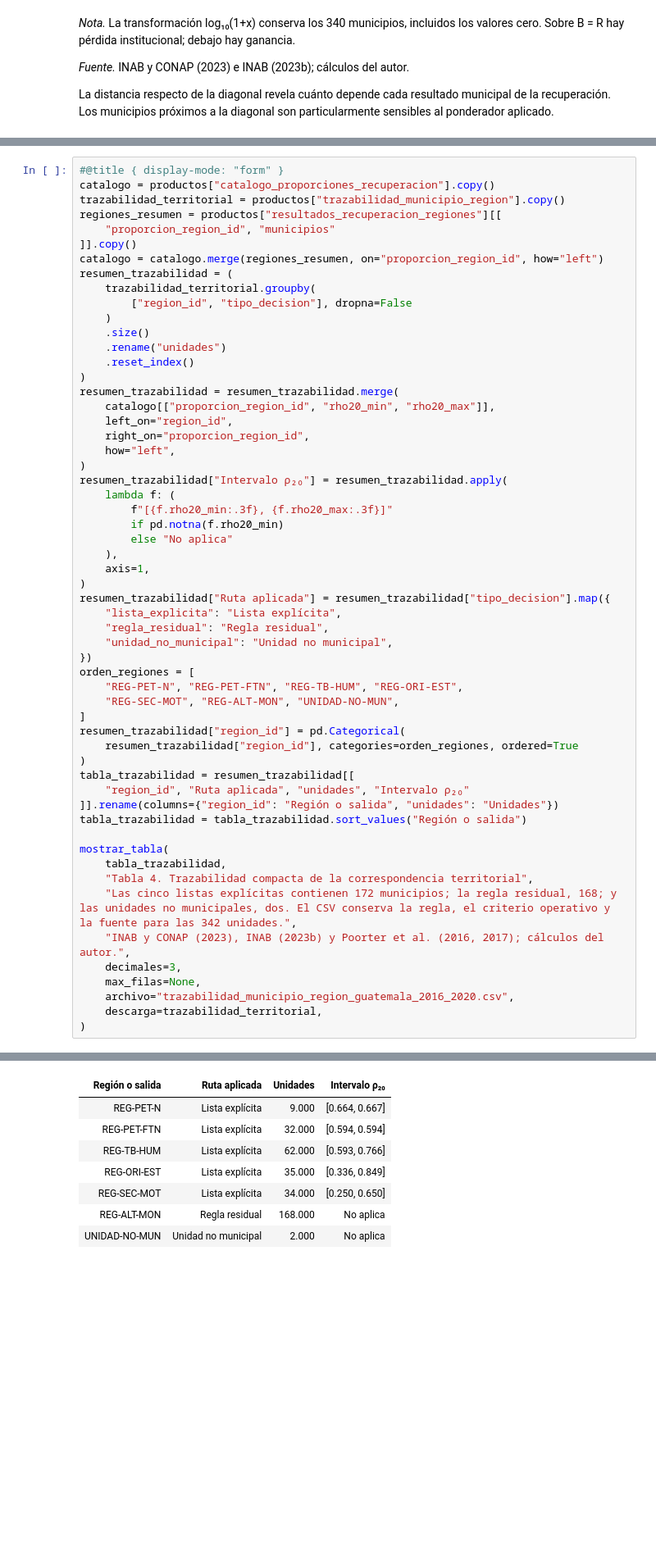
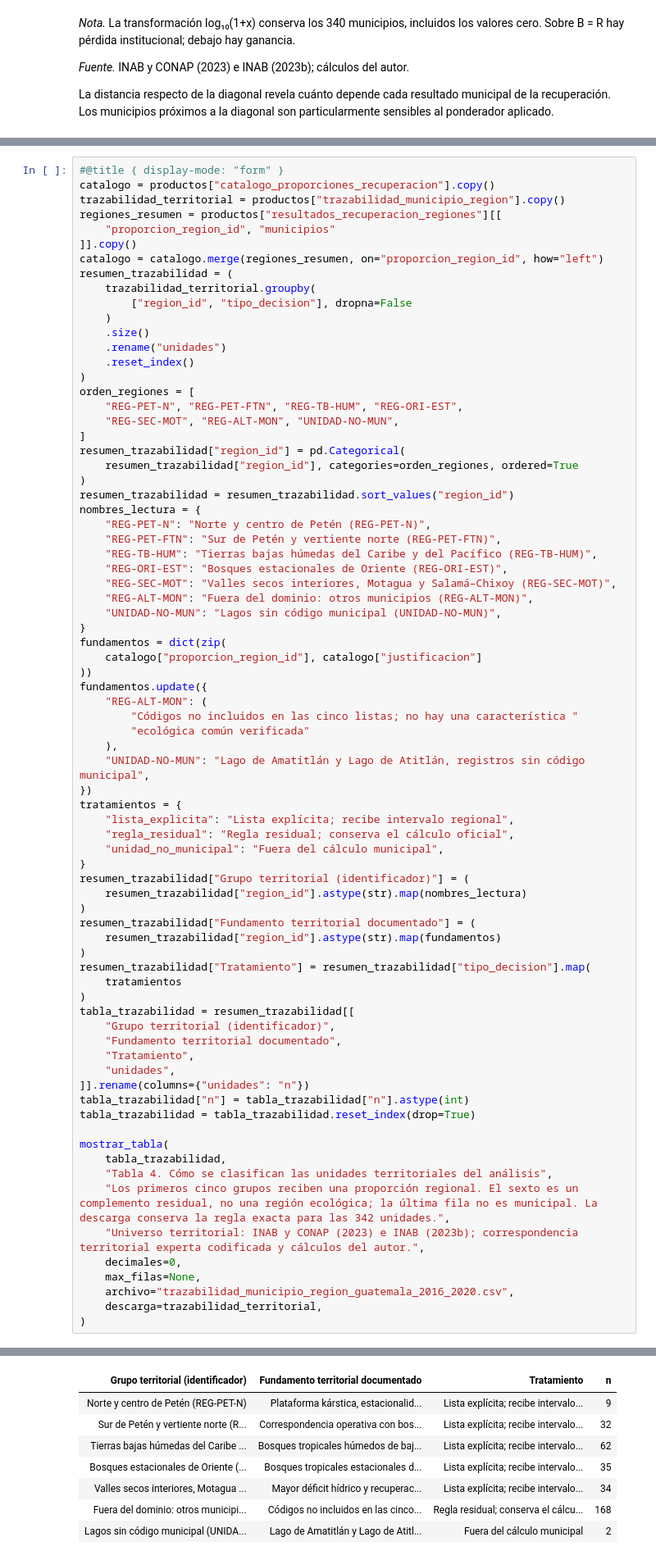
Before and after one commit to JA-Osorio/saldo-forestal-ponderado-guatemala, a Jupyter notebook: 04_reproduccion_python/cuaderno_saldo_forestal_ponderado_guatemala_2016_2020.ipynb, the cells around one changed output, grey strips where cells are left out. Shown at 82% size. Saved outputs shown, nothing was run; the diff lists cells and outputs as text; blank space fills up the shorter version.

```diff
--- a/04_reproduccion_python/cuaderno_saldo_forestal_ponderado_guatemala_2016_2020.ipynb
+++ b/04_reproduccion_python/cuaderno_saldo_forestal_ponderado_guatemala_2016_2020.ipynb
@@ -486,25 +481,6 @@ resumen_trazabilidad = (
     .rename("unidades")
     .reset_index()
 )
-resumen_trazabilidad = resumen_trazabilidad.merge(
-    catalogo[["proporcion_region_id", "rho20_min", "rho20_max"]],
-    left_on="region_id",
-    right_on="proporcion_region_id",
-    how="left",
-)
-resumen_trazabilidad["Intervalo ρ₂₀"] = resumen_trazabilidad.apply(
-    lambda f: (
-        f"[{f.rho20_min:.3f}, {f.rho20_max:.3f}]"
-        if pd.notna(f.rho20_min)
-        else "No aplica"
-    ),
-    axis=1,
-)
-resumen_trazabilidad["Ruta aplicada"] = resumen_trazabilidad["tipo_decision"].map({
-    "lista_explicita": "Lista explícita",
-    "regla_residual": "Regla residual",
-    "unidad_no_municipal": "Unidad no municipal",
-})
 orden_regiones = [
     "REG-PET-N", "REG-PET-FTN", "REG-TB-HUM", "REG-ORI-EST",
     "REG-SEC-MOT", "REG-ALT-MON", "UNIDAD-NO-MUN",
@@ -512,17 +488,55 @@ orden_regiones = [
 resumen_trazabilidad["region_id"] = pd.Categorical(
     resumen_trazabilidad["region_id"], categories=orden_regiones, ordered=True
 )
+resumen_trazabilidad = resumen_trazabilidad.sort_values("region_id")
+nombres_lectura = {
+    "REG-PET-N": "Norte y centro de Petén (REG-PET-N)",
+    "REG-PET-FTN": "Sur de Petén y vertiente norte (REG-PET-FTN)",
+    "REG-TB-HUM": "Tierras bajas húmedas del Caribe y del Pacífico (REG-TB-HUM)",
+    "REG-ORI-EST": "Bosques estacionales de Oriente (REG-ORI-EST)",
+    "REG-SEC-MOT": "Valles secos interiores, Motagua y Salamá–Chixoy (REG-SEC-MOT)",
+    "REG-ALT-MON": "Fuera del dominio: otros municipios (REG-ALT-MON)",
+    "UNIDAD-NO-MUN": "Lagos sin código municipal (UNIDAD-NO-MUN)",
+}
+fundamentos = dict(zip(
+    catalogo["proporcion_region_id"], catalogo["justificacion"]
+))
+fundamentos.update({
+    "REG-ALT-MON": (
+        "Códigos no incluidos en las cinco listas; no hay una característica "
+        "ecológica común verificada"
+    ),
+    "UNIDAD-NO-MUN": "Lago de Amatitlán y Lago de Atitlán, registros sin código municipal",
+})
+tratamientos = {
+    "lista_explicita": "Lista explícita; recibe intervalo regional",
+    "regla_residual": "Regla residual; conserva el cálculo oficial",
+    "unidad_no_municipal": "Fuera del cálculo municipal",
+}
+resumen_trazabilidad["Grupo territorial (identificador)"] = (
+    resumen_trazabilidad["region_id"].astype(str).map(nombres_lectura)
+)
+resumen_trazabilidad["Fundamento territorial documentado"] = (
+    resumen_trazabilidad["region_id"].astype(str).map(fundamentos)
+)
+resumen_trazabilidad["Tratamiento"] = resumen_trazabilidad["tipo_decision"].map(
+    tratamientos
+)
 tabla_trazabilidad = resumen_trazabilidad[[
-    "region_id", "Ruta aplicada", "unidades", "Intervalo ρ₂₀"
-]].rename(columns={"region_id": "Región o salida", "unidades": "Unidades"})
-tabla_trazabilidad = tabla_trazabilidad.sort_values("Región o salida")
+    "Grupo territorial (identificador)",
+    "Fundamento territorial documentado",
+    "Tratamiento",
+    "unidades",
+]].rename(columns={"unidades": "n"})
+tabla_trazabilidad["n"] = tabla_trazabilidad["n"].astype(int)
+tabla_trazabilidad = tabla_trazabilidad.reset_index(drop=True)
 
 mostrar_tabla(
     tabla_trazabilidad,
-    "Tabla 4. Trazabilidad compacta de la correspondencia territorial",
-    "Las cinco listas explícitas contienen 172 municipios; la regla residual, 168; y las unidades no municipales, dos. El CSV conserva la regla, el criterio operativo y la fuente para las 342 unidades.",
-    "INAB y CONAP (2023), INAB (2023b) y Poorter et al. (2016, 2017); cálculos del autor.",
-    decimales=3,
+    "Tabla 4. Cómo se clasifican las unidades territoriales del análisis",
+    "Los primeros cinco grupos reciben una proporción regional. El sexto es un complemento residual, no una región ecológica; la última fila no es municipal. La descarga conserva la regla exacta para las 342 unidades.",
+    "Universo territorial: INAB y CONAP (2023) e INAB (2023b); correspondencia territorial experta codificada y cálculos del autor.",
+    decimales=0,
     max_filas=None,
     archivo="trazabilidad_municipio_region_guatemala_2016_2020.csv",
     descarga=trazabilidad_territorial,
@@ -533,10 +547,10 @@ Trazabilidad compacta de la correspondencia territorial
-| Región o salida | Ruta aplicada | Unidades | Intervalo ρ₂₀ |
-| REG-PET-N | Lista explícita | 9.000 | [0.664, 0.667] |
-| REG-PET-FTN | Lista explícita | 32.000 | [0.594, 0.594] |
-| REG-TB-HUM | Lista explícita | 62.000 | [0.593, 0.766] |
-| REG-ORI-EST | Lista explícita | 35.000 | [0.336, 0.849] |
-| REG-SEC-MOT | Lista explícita | 34.000 | [0.250, 0.650] |
-| REG-ALT-MON | Regla residual | 168.000 | No aplica |
-| UNIDAD-NO-MUN | Unidad no municipal | 2.000 | No aplica |
+| Grupo territorial (identificador) | Fundamento territorial documentado | Tratamiento | n |
+| Norte y centro de Petén (REG-PET-N) | Plataforma kárstica, estacionalid... | Lista explícita; recibe intervalo... | 9 |
+| Sur de Petén y vertiente norte (R... | Correspondencia operativa con bos... | Lista explícita; recibe intervalo... | 32 |
+| Tierras bajas húmedas del Caribe ... | Bosques tropicales húmedos de baj... | Lista explícita; recibe intervalo... | 62 |
+| Bosques estacionales de Oriente (... | Bosques tropicales estacionales d... | Lista explícita; recibe intervalo... | 35 |
+| Valles secos interiores, Motagua ... | Mayor déficit hídrico y recuperac... | Lista explícita; recibe intervalo... | 34 |
+| Fuera del dominio: otros municipi... | Códigos no incluidos en las cinco... | Regla residual; conserva el cálcu... | 168 |
+| Lagos sin código municipal (UNIDA... | Lago de Amatitlán y Lago de Atitl... | Fuera del cálculo municipal | 2 |
 Descargar CSV completo
 # %% [markdown]
```
Also changed, not shown: parts of 121 cells of this notebook, 15 other files.
